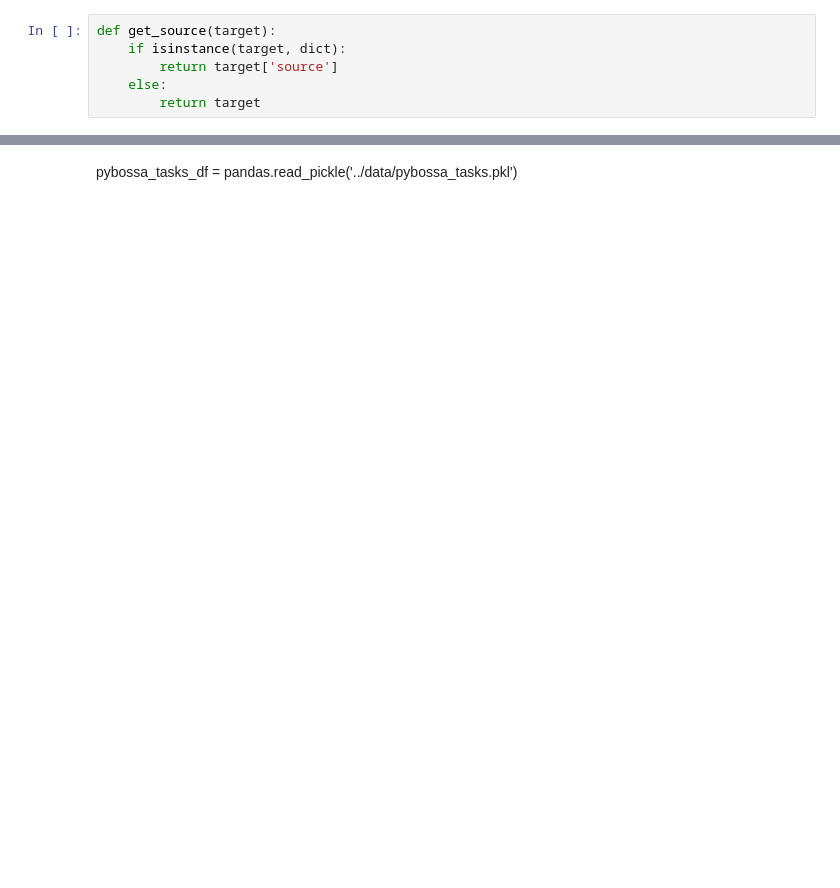
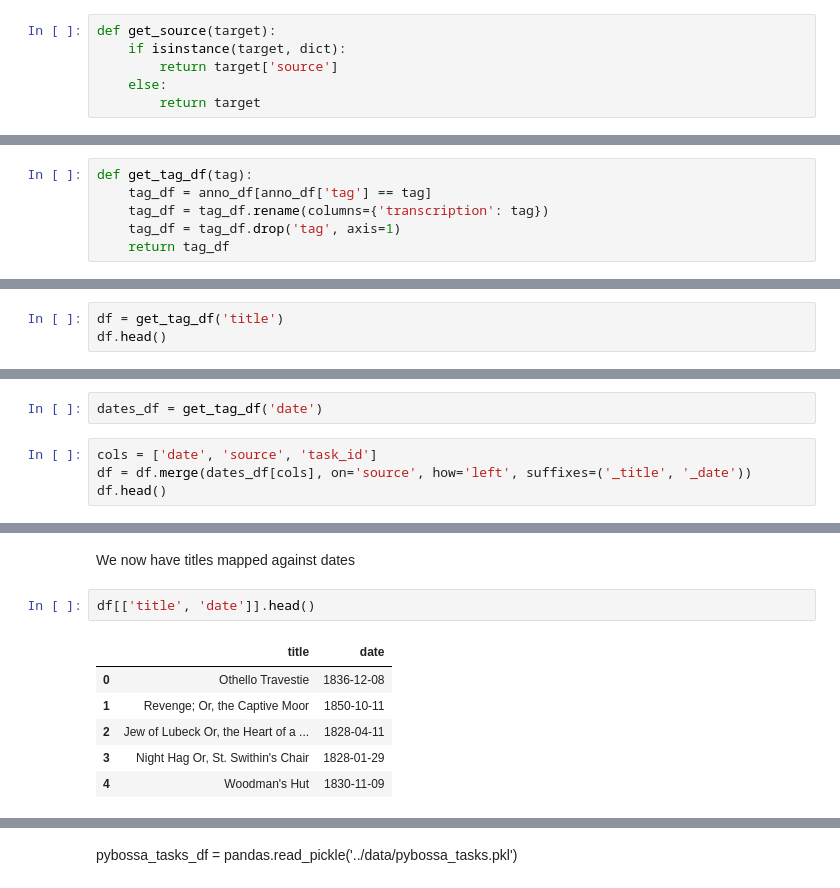
Before and after one commit to LibCrowds/notebooks, a Jupyter notebook: notebooks/notes.ipynb, the cells around one changed output, grey strips where cells are left out. Drawn from its saved outputs; the diff is of its cells as text; blank space fills up the shorter version.

```diff
--- a/notebooks/notes.ipynb
+++ b/notebooks/notes.ipynb
@@ -76,0 +50,6 @@ plays_df.describe()
+# %%
+def get_tag_df(tag):
+    tag_df = anno_df[anno_df['tag'] == tag]
+    tag_df = tag_df.rename(columns={'transcription': tag})
+    tag_df = tag_df.drop('tag', axis=1)
+    return tag_df
@@ -76,0 +58,3 @@ plays_df.describe()
+# %%
+df = get_tag_df('title')
+df.head()
@@ -76,0 +70,6 @@ plays_df.describe()
+# %%
+dates_df = get_tag_df('date')
+# %%
+cols = ['date', 'source', 'task_id']
+df = df.merge(dates_df[cols], on='source', how='left', suffixes=('_title', '_date'))
+df.head()
@@ -76,0 +83,11 @@ plays_df.describe()
+# %% [markdown]
+We now have titles mapped against dates
+# %%
+df[['title', 'date']].head()
+# %% [output]
+|  | title | date |
+| 0 | Othello Travestie | 1836-12-08 |
+| 1 | Revenge; Or, the Captive Moor | 1850-10-11 |
+| 2 | Jew of Lubeck Or, the Heart of a ... | 1828-04-11 |
+| 3 | Night Hag Or, St. Swithin's Chair | 1828-01-29 |
+| 4 | Woodman's Hut | 1830-11-09 |
```
Also changed, not shown: parts of 42 cells of this notebook, 7 other files.
